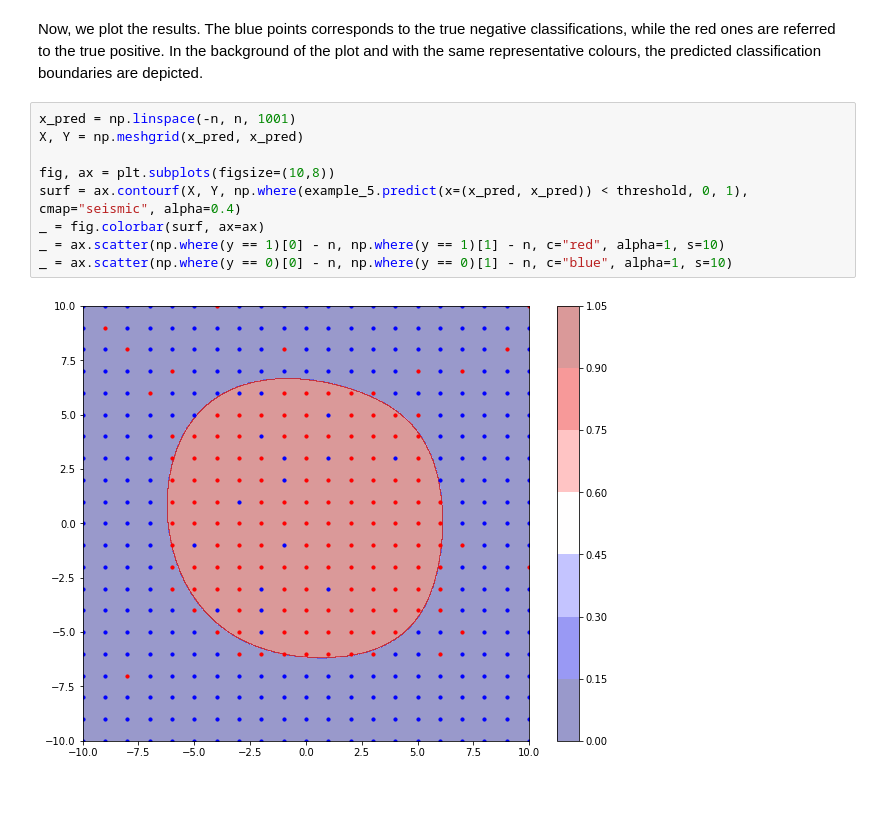
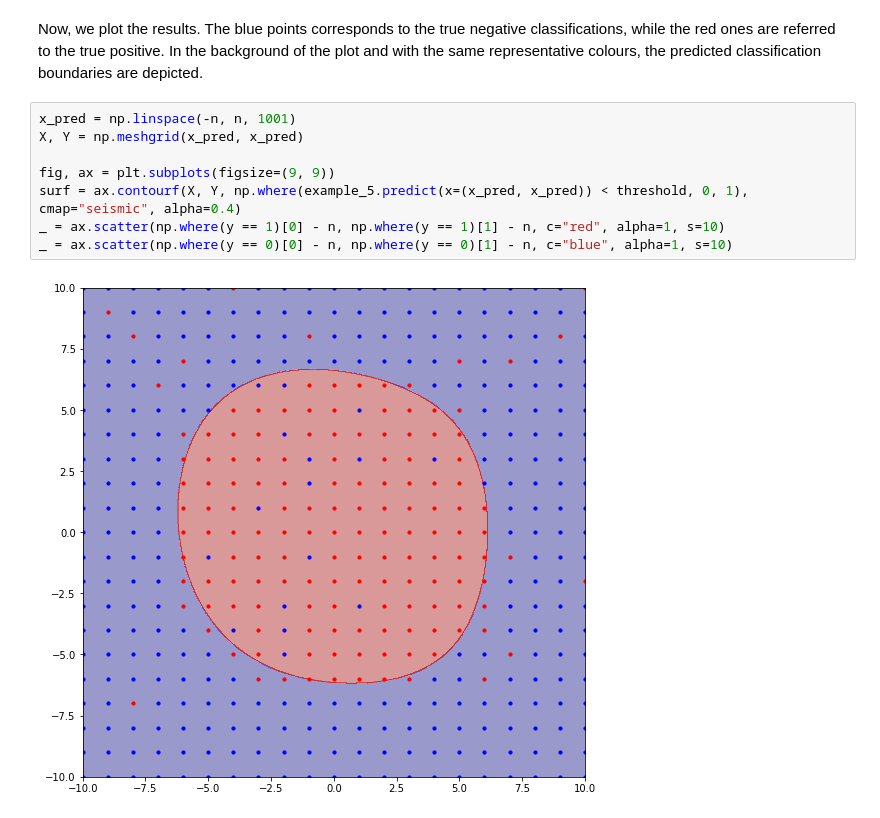
Before and after one commit to ManuelNavarroGarcia/cpsplines, a Jupyter notebook: examples/non_gaussian_data.ipynb, the cells around one changed output. Saved outputs shown, nothing was run; the diff lists cells and outputs as text.

```diff
--- a/examples/non_gaussian_data.ipynb
+++ b/examples/non_gaussian_data.ipynb
@@ -230,11 +233,10 @@ classification boundaries are depicted.
 # %%
 x_pred = np.linspace(-n, n, 1001)
 X, Y = np.meshgrid(x_pred, x_pred)
 
-fig, ax = plt.subplots(figsize=(10,8))
+fig, ax = plt.subplots(figsize=(9, 9))
 surf = ax.contourf(X, Y, np.where(example_5.predict(x=(x_pred, x_pred)) < threshold, 0, 1), cmap="seismic", alpha=0.4)
-_ = fig.colorbar(surf, ax=ax)
 _ = ax.scatter(np.where(y == 1)[0] - n, np.where(y == 1)[1] - n, c="red", alpha=1, s=10)
 _ = ax.scatter(np.where(y == 0)[0] - n, np.where(y == 0)[1] - n, c="blue", alpha=1, s=10)
 # %% [output]
-[figure, old version]
+[figure, new version]
```
Also changed, not shown: parts of 6 cells of this notebook.
